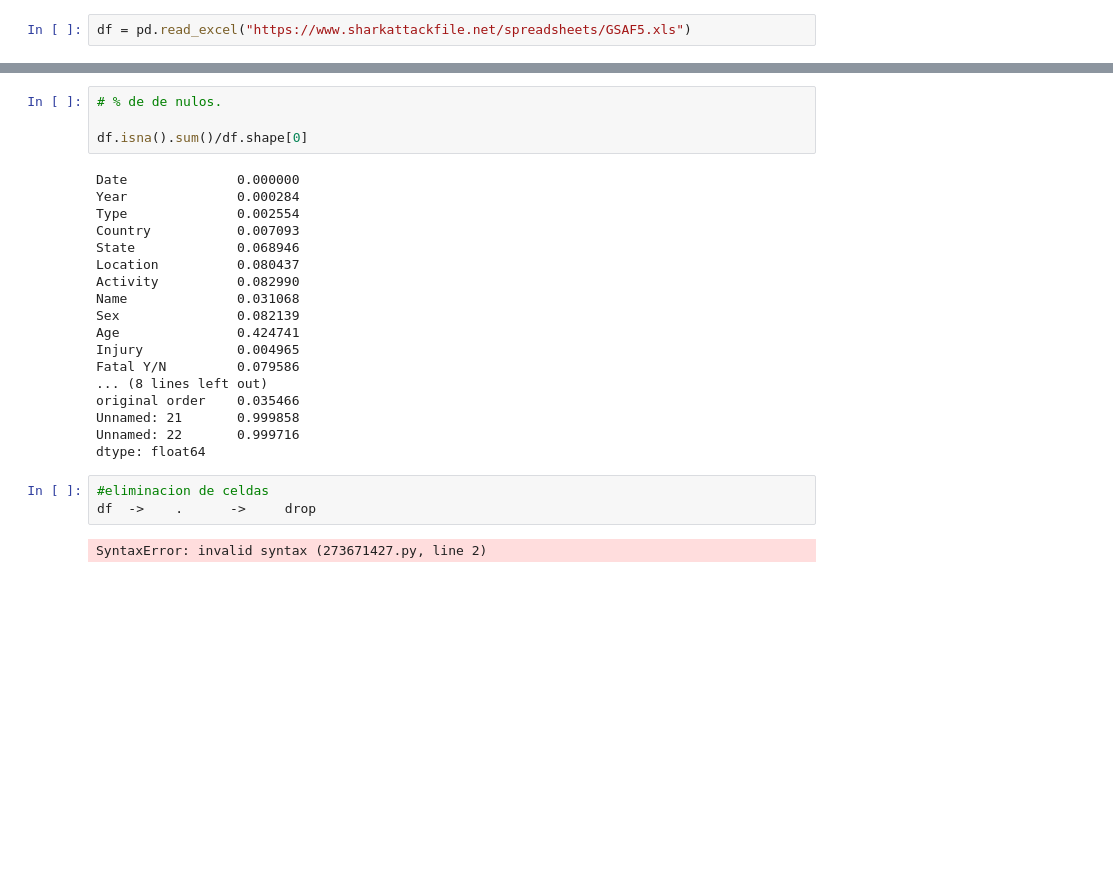
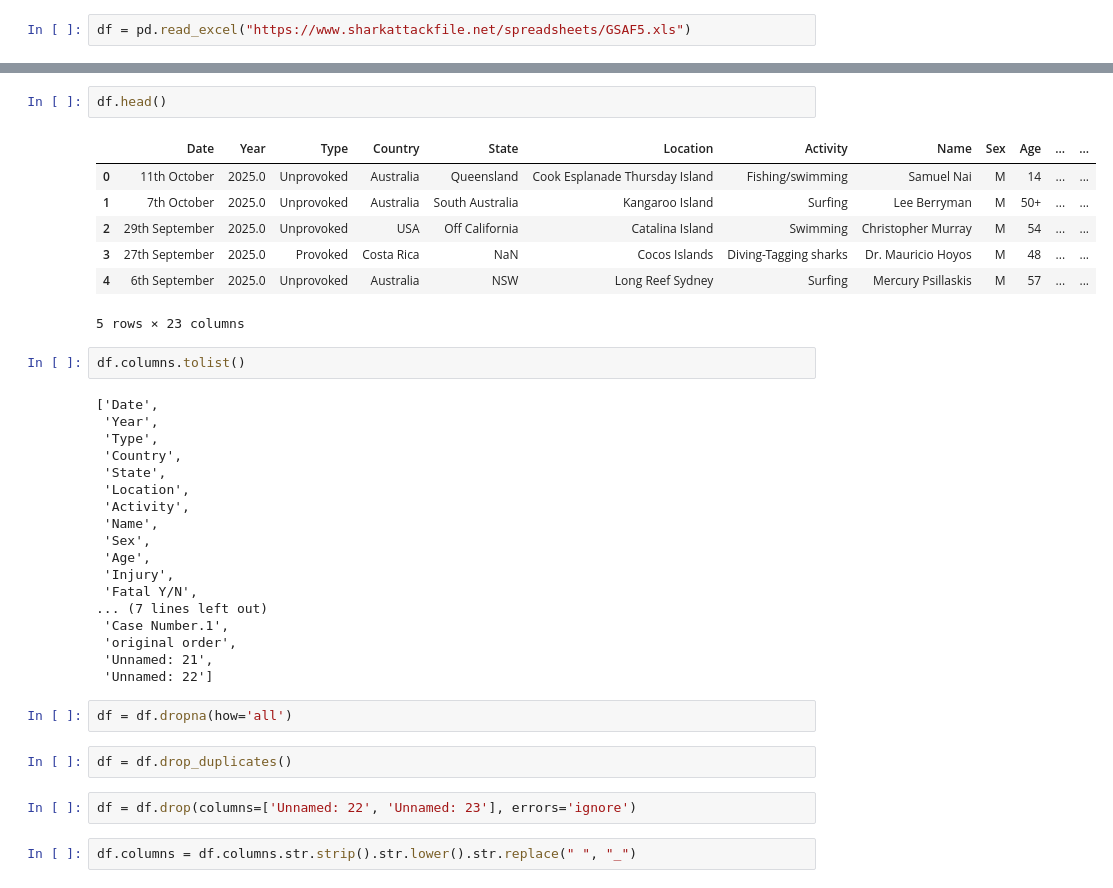
Before and after one commit to adrianrubio-data/shark-attacks, a Jupyter notebook: proyecto.ipynb, the cells around one changed output, grey strips where cells are left out. Drawn from its saved outputs; the diff is of its cells as text; blank space fills up the shorter version.

```diff
--- a/proyecto.ipynb
+++ b/proyecto.ipynb
@@ -58,27 +45,38 @@ dtype: int64
-# %%
-# % de de nulos.
-
-df.isna().sum()/df.shape[0]
-# %% [output]
-Date              0.000000
-Year              0.000284
-Type              0.002554
-Country           0.007093
-State             0.068946
-Location          0.080437
-Activity          0.082990
-Name              0.031068
-Sex               0.082139
-Age               0.424741
-Injury            0.004965
-Fatal Y/N         0.079586
-... (8 lines left out)
-original order    0.035466
-Unnamed: 21       0.999858
-Unnamed: 22       0.999716
-dtype: float64
-# %%
-#eliminacion de celdas
-df  ->    .      ->     drop
-# %% [output]
-SyntaxError: invalid syntax (273671427.py, line 2)
+# %%
+df.head()
+# %% [output]
+|  | Date | Year | Type | Country | State | Location | Activity | Name | Sex | Age | ... | ... |
+| 0 | 11th October | 2025.0 | Unprovoked | Australia | Queensland | Cook Esplanade Thursday Island | Fishing/swimming | Samuel Nai | M | 14 | ... | ... |
+| 1 | 7th October | 2025.0 | Unprovoked | Australia | South Australia | Kangaroo Island | Surfing | Lee Berryman | M | 50+ | ... | ... |
+| 2 | 29th September | 2025.0 | Unprovoked | USA | Off California | Catalina Island | Swimming | Christopher Murray | M | 54 | ... | ... |
+| 3 | 27th September | 2025.0 | Provoked | Costa Rica | NaN | Cocos Islands | Diving-Tagging sharks | Dr. Mauricio Hoyos | M | 48 | ... | ... |
+| 4 | 6th September | 2025.0 | Unprovoked | Australia | NSW | Long Reef Sydney | Surfing | Mercury Psillaskis | M | 57 | ... | ... |
+5 rows × 23 columns
+# %%
+df.columns.tolist()
+# %% [output]
+['Date',
+ 'Year',
+ 'Type',
+ 'Country',
+ 'State',
+ 'Location',
+ 'Activity',
+ 'Name',
+ 'Sex',
+ 'Age',
+ 'Injury',
+ 'Fatal Y/N',
+... (7 lines left out)
+ 'Case Number.1',
+ 'original order',
+ 'Unnamed: 21',
+ 'Unnamed: 22']
+# %%
+df = df.dropna(how='all')
+# %%
+df = df.drop_duplicates()
+# %%
+df = df.drop(columns=['Unnamed: 22', 'Unnamed: 23'], errors='ignore')
+# %%
+df.columns = df.columns.str.strip().str.lower().str.replace(" ", "_")
```
Also changed, not shown: parts of 29 cells of this notebook, 2 other files.
